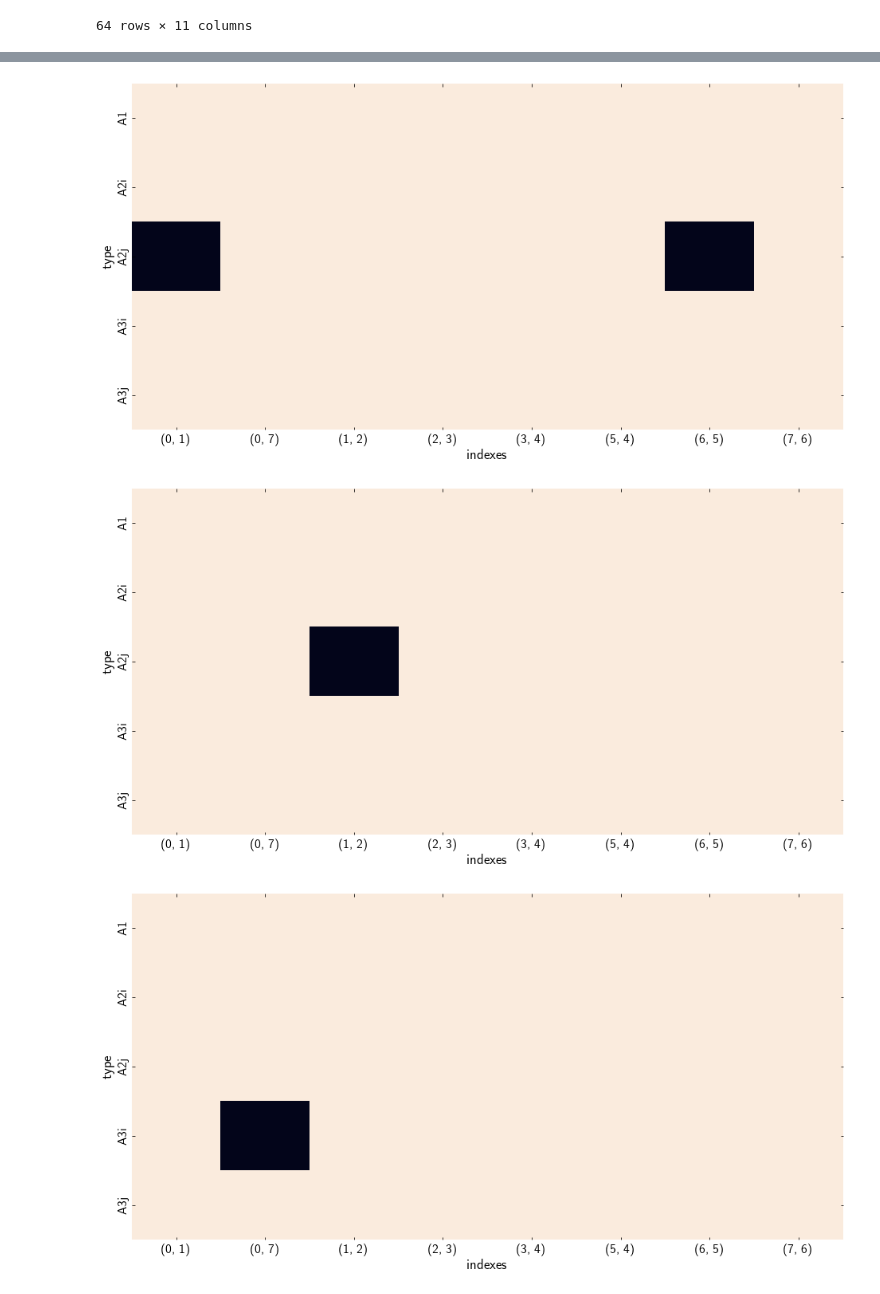
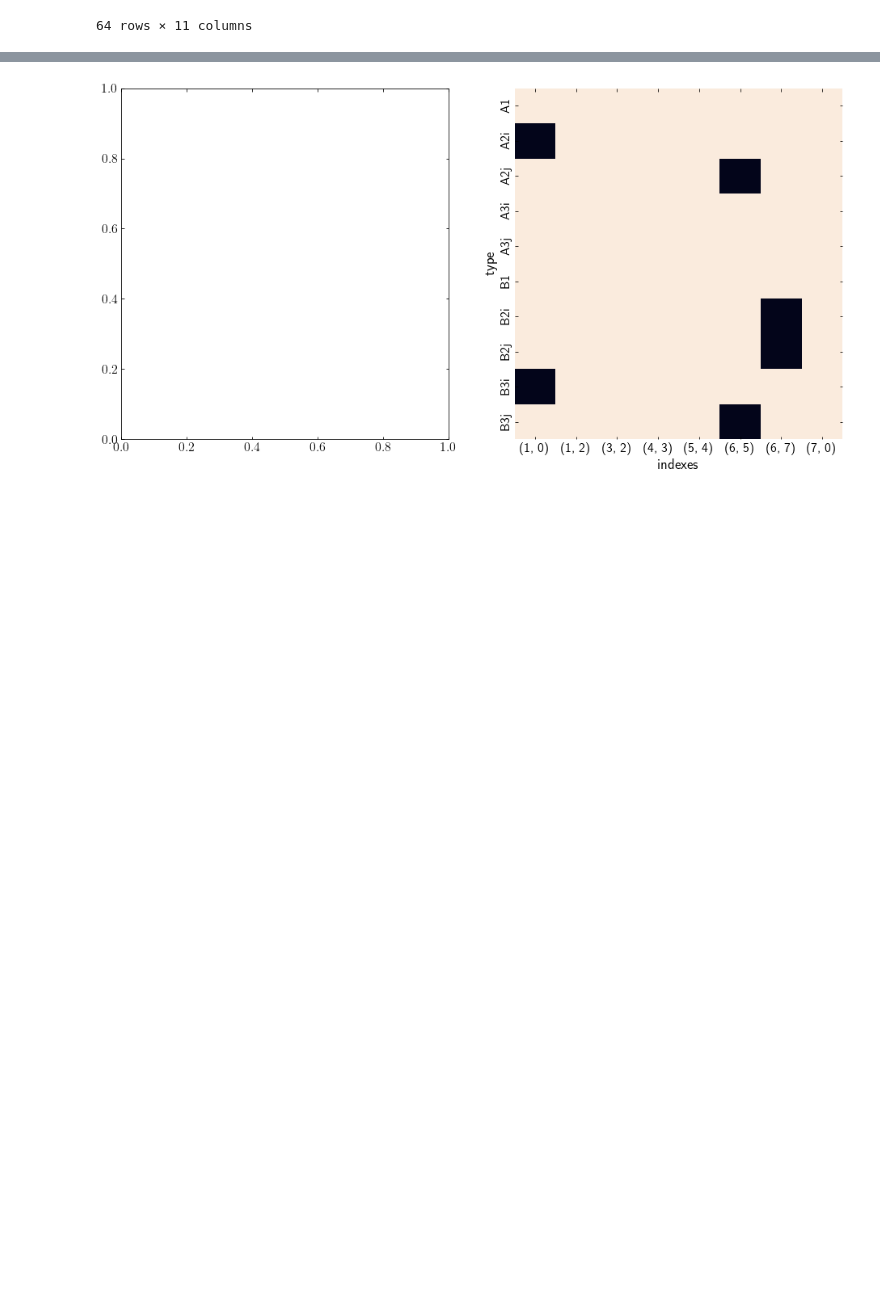
Before and after one commit to AlMrvn/frequency-allocation, a Jupyter notebook: Notebook/Check_sample.ipynb, the cells around one changed output, grey strips where cells are left out. Cells and saved outputs as stored; diff of their text form; code cells hidden in the pictures; blank space fills up the shorter version.

```diff
--- a/Notebook/Check_sample.ipynb
+++ b/Notebook/Check_sample.ipynb
@@ -36,6 +36,7 @@ plt.rcParams.update(params)
 # %%
 N = 8  # number of transmons
 edges = [(0, 1), (1, 2), (2, 3), (3, 4), (5, 4), (6, 5), (7, 6), (0, 7)]  # edges
+edges = [(1, 0), (1, 2), (3, 2), (4, 3), (5, 4), (6, 5), (6, 7), (7,0)]  # edges
 architecture = "CR"  # choosing the architecture: CZ or CR
 cz = True if architecture=='CZ' else False
 qutrit = True # qutrit or qubits
@@ -140,7 +145,7 @@ df
 | 63 | 8 | 8 | 8QRing V7 | NaN | 5.612682 | NaN | 5.670119 | 5.808364 | NaN | 5.991030 | 5.908212 |
 64 rows × 11 columns
 # %%
-single_key = ['A1', 'A2i', 'A2j','A3i', 'A3j']
+single_key = ['A1', 'A2i', 'A2j','A3i', 'A3j', 'B1', 'B2i', 'B2j','B3i', 'B3j']
 # %%
 col_df = pd.DataFrame()
 
@@ -202,17 +187,18 @@ r
 import seaborn as sns
 import itertools
 # %%
-for i, j in itertools.product(range(1, 9), repeat=2):
-
+for i, j in itertools.product(range(1, 2), repeat=2):
 
     device = col_df[col_df.name==f"X{i:02}Y{j:02}"]
     table = device.pivot(index="type", columns="indexes", values="value")
 
-    fig, ax = plt.subplots(figsize = (16, 8))
-    sns.heatmap(table, annot=False, ax=ax, cbar=False)
+    fig, axs = plt.subplots(1, 2, figsize = (16, 8))
+
+    # frequency
+
+
+    sns.heatmap(table, annot=False, ax=axs[1], cbar=False)
     # ax.set_xticklabels([f"Q{i}" for i in range(8)], ha='center')
     # ax.set_yticklabels(table.index, va="center")
 # %% [output]
-[figure, old version]
+[figure, new version]
-[figure, removed]
-[figure, removed]
```
Also changed, not shown: parts of 14 cells of this notebook.
